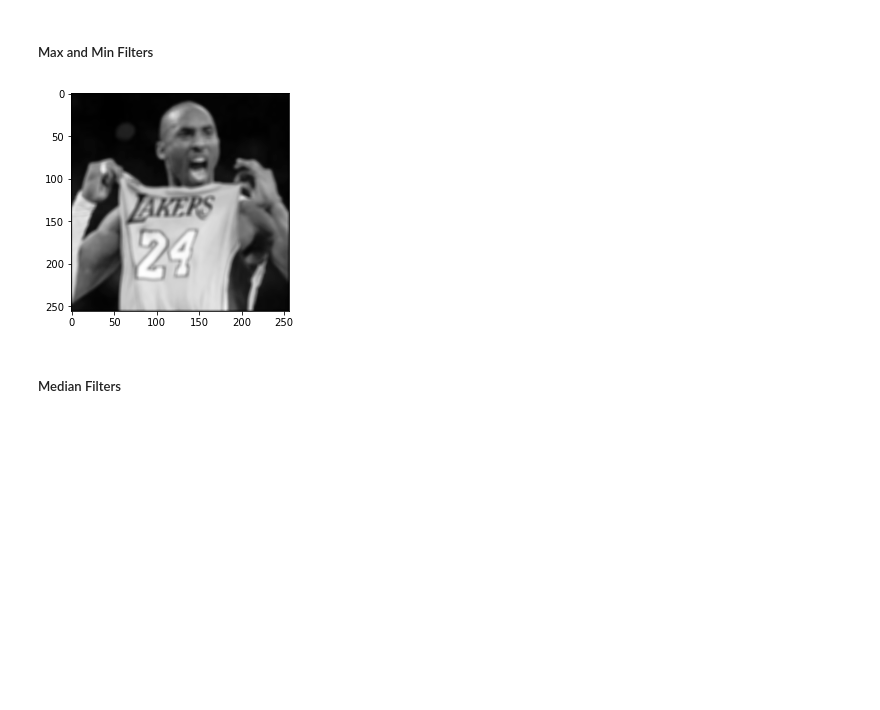
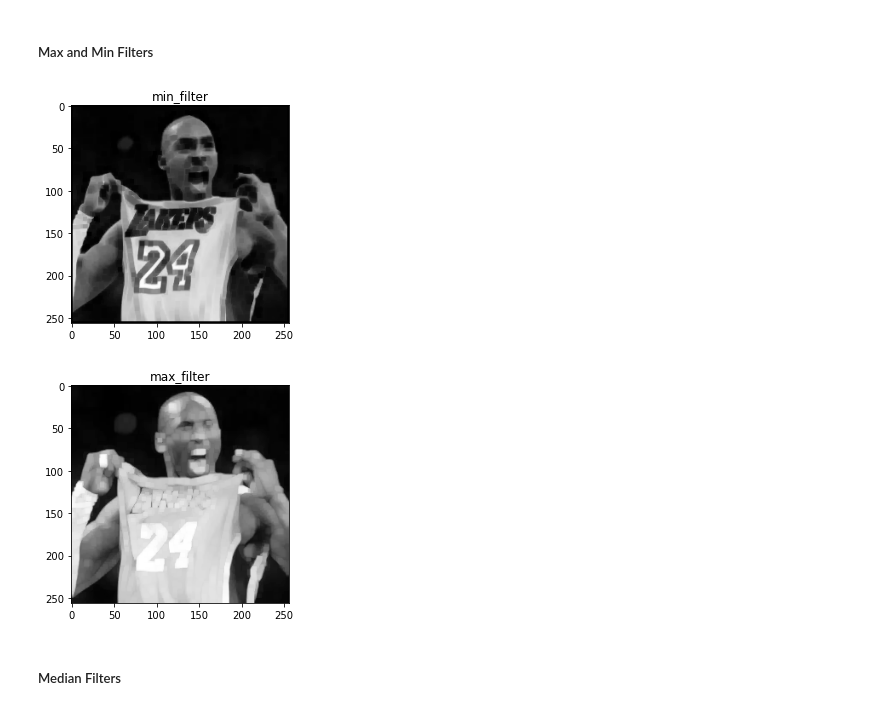
Before and after one commit to frankye1000/NYCU-ImageProcessing, a Jupyter notebook: HW1/HW1.ipynb, the cells around one changed output. Cells and saved outputs as stored; diff of their text form; code cells hidden in the pictures; blank space fills up the shorter version.

```diff
--- a/HW1/HW1.ipynb
+++ b/HW1/HW1.ipynb
@@ -306,7 +300,7 @@ plt.show()
 # %% [markdown]
 ##### Max and Min Filters
 # %%
-def median_filter(a, n):
+def min_filter(a, n):
     # 參數n: 模糊方框大小，限定奇數
     padding = n-1
     # 先補外框，創一個空矩陣
@@ -319,14 +313,39 @@ def median_filter(a, n):
     # maximum
     for i in range(a.shape[0]):
         for j in range(a.shape[1]):
-            blur[i][j] = np.minimum(temp[i:i+padding+1, j:j+padding+1])
+            blur[i][j] = np.min(temp[i:i+padding+1, j:j+padding+1])
+
     return blur
+
+def max_filter(a, n):
+    # 參數n: 模糊方框大小，限定奇數
+    padding = n-1
+    # 先補外框，創一個空矩陣
+    temp = np.zeros((a.shape[0] + padding, a.shape[1] + padding))
+    blur = np.zeros((a.shape[0], a.shape[1]))
+    for i in range(a.shape[0]):
+        for j in range(a.shape[1]):
+            temp[i+padding//2][j+padding//2] = a[i][j]
+
+    # maximum
+    for i in range(a.shape[0]):
+        for j in range(a.shape[1]):
+            blur[i][j] = np.max(temp[i:i+padding+1, j:j+padding+1])
+
+    return blur
-# %%
-kobe_maximum = box_filter(kobe_gray, n=5)
-plt.imshow(kobe_maximum, cmap='Greys_r')
-plt.show()
-# %% [output]
-[figure, removed]
+# %%
+kobe_min = min_filter(kobe_gray, n=5)
+plt.title("min_filter")
+plt.imshow(kobe_min, cmap='Greys_r')
+plt.show()
+
+kobe_max = max_filter(kobe_gray, n=5)
+plt.title("max_filter")
+plt.imshow(kobe_max, cmap='Greys_r')
+plt.show()
+# %% [output]
+[figure, added]
+[figure, added]
 # %% [markdown]
 ##### Median Filters
 # %%
```
Also changed, not shown: parts of 11 cells of this notebook, 1 other file.
